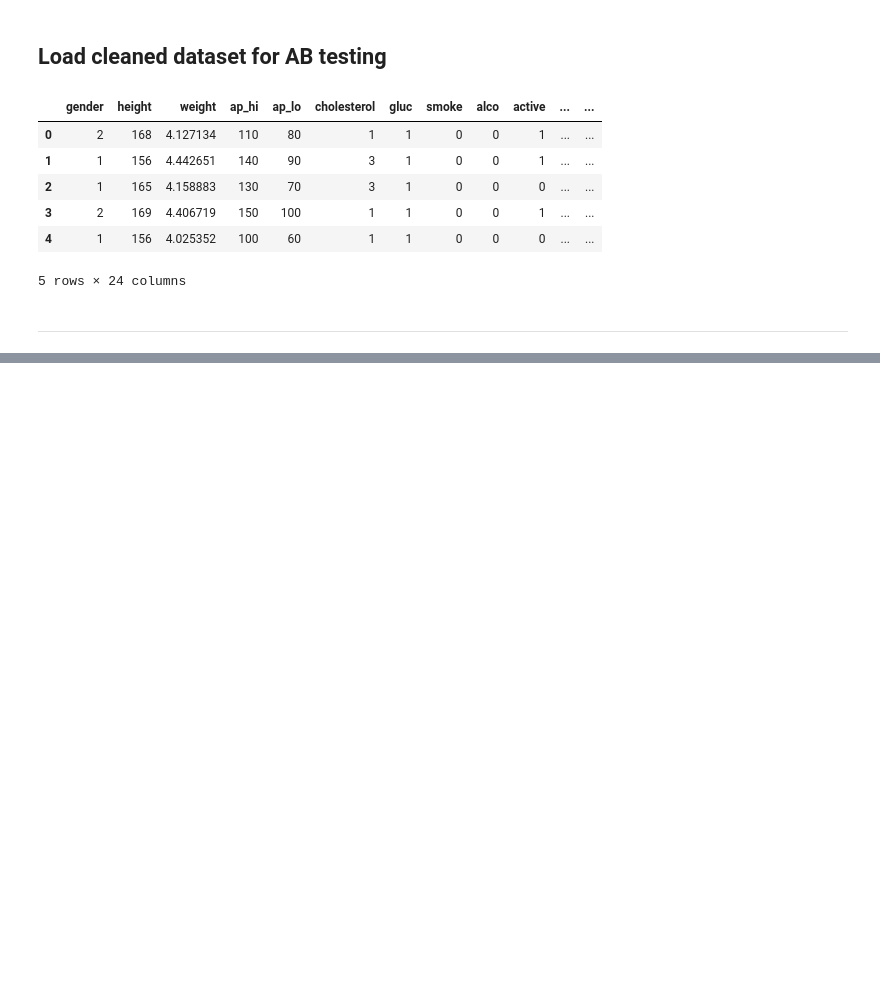
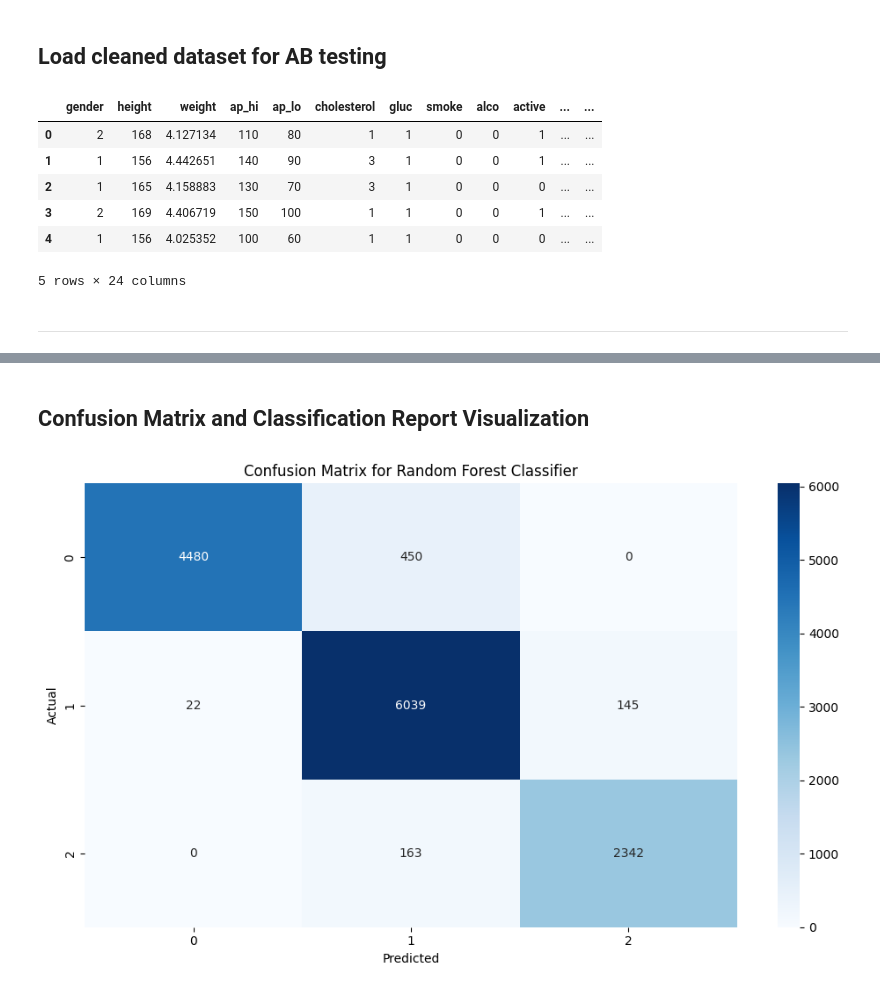
Before and after one commit to mrnnasir/diabetes_risk, a Jupyter notebook: jupyter_notebooks/6. data_modelling.ipynb, the cells around one changed output, grey strips where cells are left out. Cells and saved outputs as stored; diff of their text form; code cells hidden in the pictures; blank space fills up the shorter version.

Commit message:
Data modelling using Random Forest Classifier

```diff
--- a/jupyter_notebooks/6. data_modelling.ipynb
+++ b/jupyter_notebooks/6. data_modelling.ipynb
@@ -71,0 +189,4 @@ df.head()
+# %%
+# Evaluate the Random Forest model on the test set
+rf_predictions = rf_model.predict(X_test)  # Make predictions on the test set
+rf_predictions
@@ -71,0 +195,17 @@ df.head()
+# %%
+rf_ClassificationReport = classification_report(
+    y_test,
+    rf_predictions,
+    target_names=[str(cls) for cls in sorted(y.unique())]
+    )
+
+rf_ConfusionMatrix = confusion_matrix(
+    y_test,
+    rf_predictions
+)
+
+target_names = [str(cls) for cls in sorted(y.unique())]
+print("Random Forest Model Performance:", target_names)
+
+print("Confusion Matrix:\n", rf_ConfusionMatrix)
+print("Classification Report:\n", rf_ClassificationReport)
@@ -71,0 +273,20 @@ df.head()
+# %% [markdown]
+## Confusion Matrix and Classification Report Visualization
+# %%
+# Plotting the confusion matrix using seaborn heatmap
+
+plt.figure(figsize=(10, 6))
+sns.heatmap(
+    data=rf_ConfusionMatrix,
+    annot=True,
+    fmt='d',
+    cmap='Blues',
+    xticklabels = target_names,
+    yticklabels = target_names)
+plt.title('Confusion Matrix for Random Forest Classifier')
+plt.xlabel('Predicted')
+plt.ylabel('Actual')
+plt.tight_layout()
+plt.show()
+# %% [output]
+[figure, added]
```
Also changed, not shown: parts of 14 cells of this notebook.
